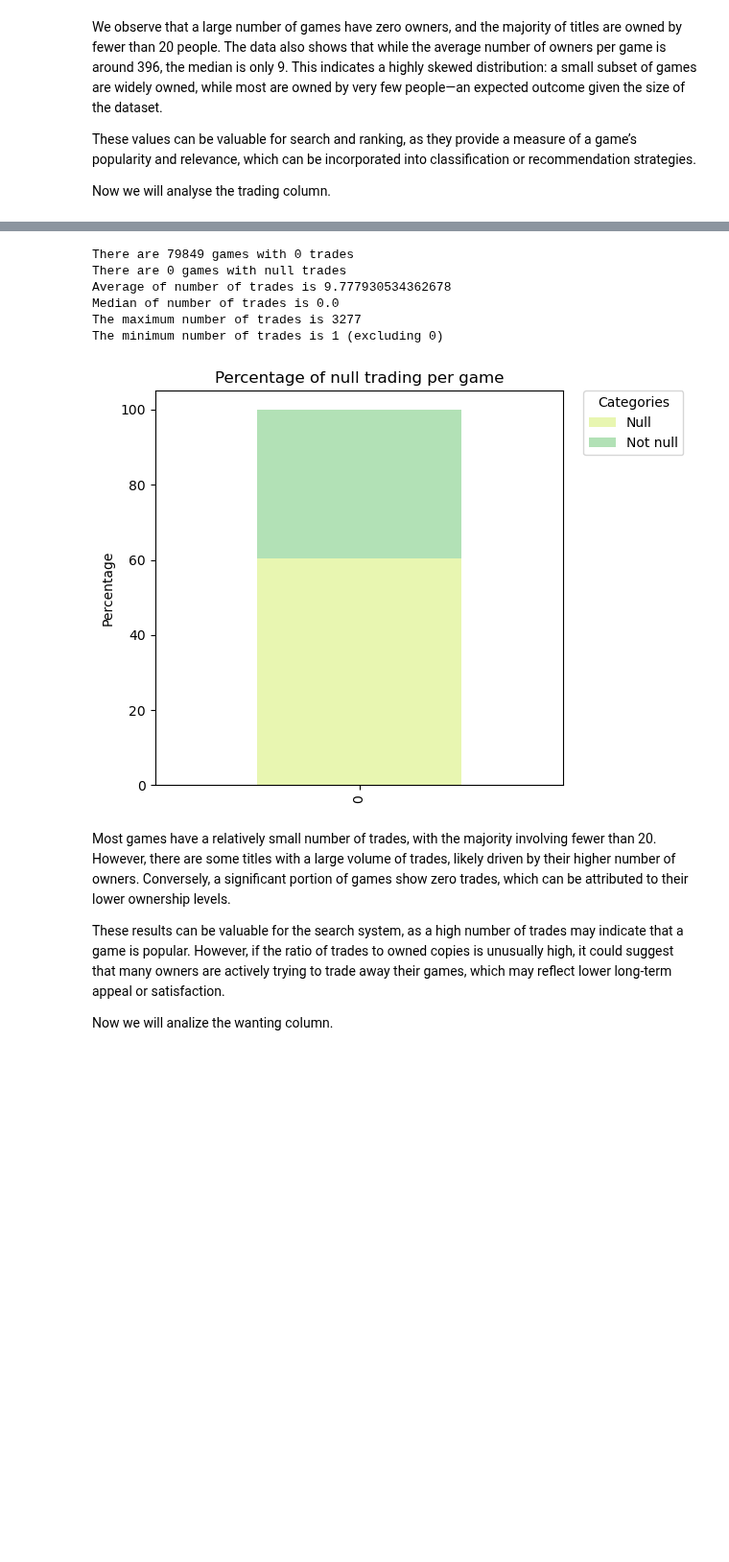
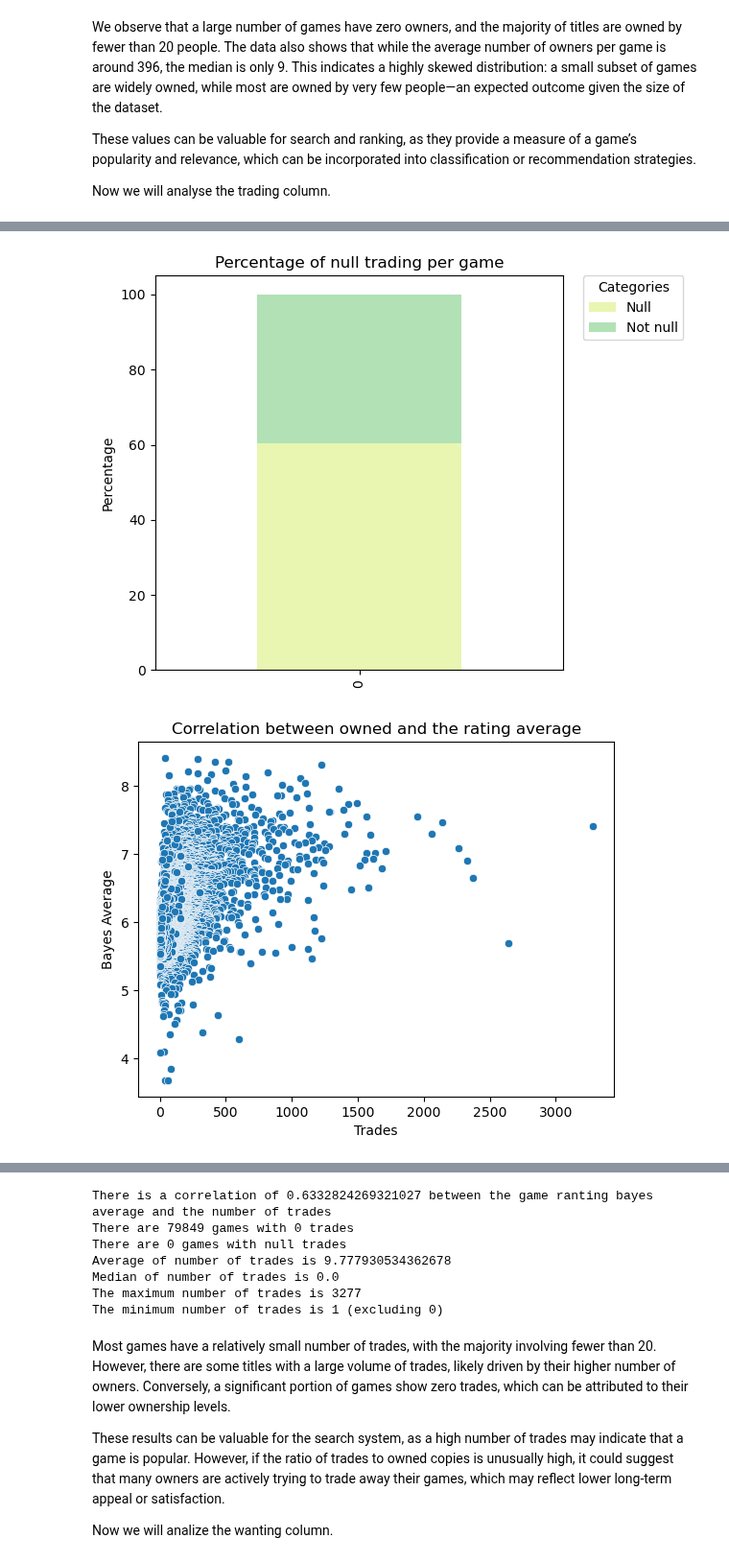
Before and after one commit to LsFaria04/PRI_Board_Games_Search_System, a Jupyter notebook: analysis.ipynb, the cells around one changed output, grey strips where cells are left out. Shown at 96% size. Saved outputs shown, nothing was run; the diff lists cells and outputs as text; code cells hidden in the pictures; blank space fills up the shorter version.

```diff
--- a/analysis.ipynb
+++ b/analysis.ipynb
@@ -1200,30 +1222,49 @@ plt.ylabel("Percentage")
 plt.title("Percentage of games per number of trades")
 plt.legend(bbox_to_anchor=(1.05, 1), loc="upper left", borderaxespad=0, title = "Number of trades")
 plt.tight_layout()
 plt.show()
 
 counts = pd.Series({
     "Null": ((df["trading"].isna() ) | (df["trading"] == 0)).sum(),
     "Not null": (df["trading"].notna() & (df["trading"] != 0)).sum()
 })
 percentages = counts / counts.sum() * 100
 null_med_percentage =  pd.DataFrame([percentages])
 null_med_percentage .plot(
     kind="bar", stacked=True, color=sb.color_palette("YlGnBu")
 )
 plt.ylabel("Percentage")
 plt.title("Percentage of null trading per game")
 plt.legend(bbox_to_anchor=(1.05, 1), loc="upper left", borderaxespad=0, title = "Categories")
 plt.tight_layout()
+plt.show()
+
+sb.scatterplot(non_zero_average_bayes, x = "trading", y = "bayesaverage")
+plt.title("Correlation between owned and the rating average")
+plt.xlabel("Trades")
+plt.ylabel("Bayes Average")
+plt.show()
+
+trading_less_2000 = non_null_trading[(non_null_trading["bayesaverage"] != 0) & (non_null_trading["trading"] < 2000)]
+sb.scatterplot(trading_less_2000, x = "trading", y = "bayesaverage")
+plt.title("Correlation between trading and the rating average (less than 20000 trades)")
+plt.xlabel("Trades")
+plt.ylabel("Bayes Average")
+plt.show()
+
+corr_value = non_zero_average_bayes["bayesaverage"].corr(df["trading"], method="pearson")
+print(f'There is a correlation of {corr_value} between the game ranting bayes average and the number of trades')
 
 print(f'There are {zero_trading.shape[0]} games with 0 trades')
 print(f'There are {null_trading.shape[0]} games with null trades')
 print(f'Average of number of trades is {df["trading"].mean()}')
 print(f'Median of number of trades is {df["trading"].median()}')
 print(f'The maximum number of trades is {max(non_null_trading["trading"])}')
 print(f'The minimum number of trades is {min(non_null_trading["trading"])} (excluding 0)')
 # %% [output]
 [figure]
 [figure]
 [figure]
 [figure]
+[figure]
+[figure, added]
@@ -1230,10 +1272,10 @@ print(f'The minimum number of trades is {min(non_null_trading["trading"])} (excl
+There is a correlation of 0.6332824269321027 between the game ranting bayes average and the number of trades
 There are 79849 games with 0 trades
 There are 0 games with null trades
 Average of number of trades is 9.777930534362678
 Median of number of trades is 0.0
 The maximum number of trades is 3277
 The minimum number of trades is 1 (excluding 0)
-[figure]
 # %% [markdown]
 Most games have a relatively small number of trades, with the majority involving fewer than 20. However, there are some titles with a large volume of trades, likely driven by their higher number of owners. Conversely, a significant portion of games show zero trades, which can be attributed to their lower ownership levels.
 
```
Also changed, not shown: parts of 5 cells of this notebook.
